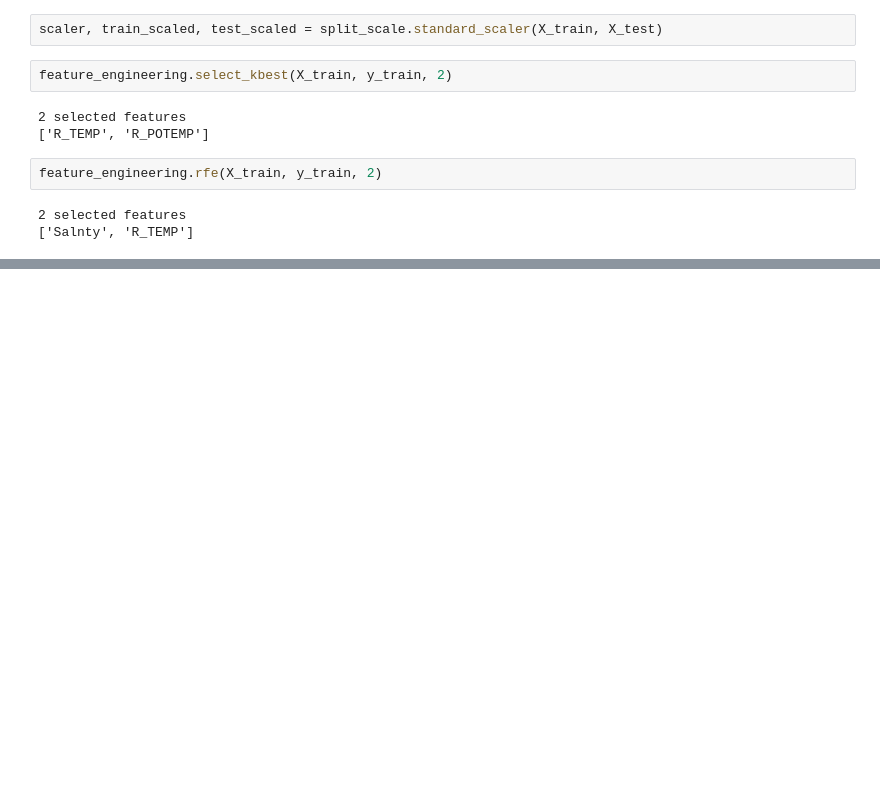
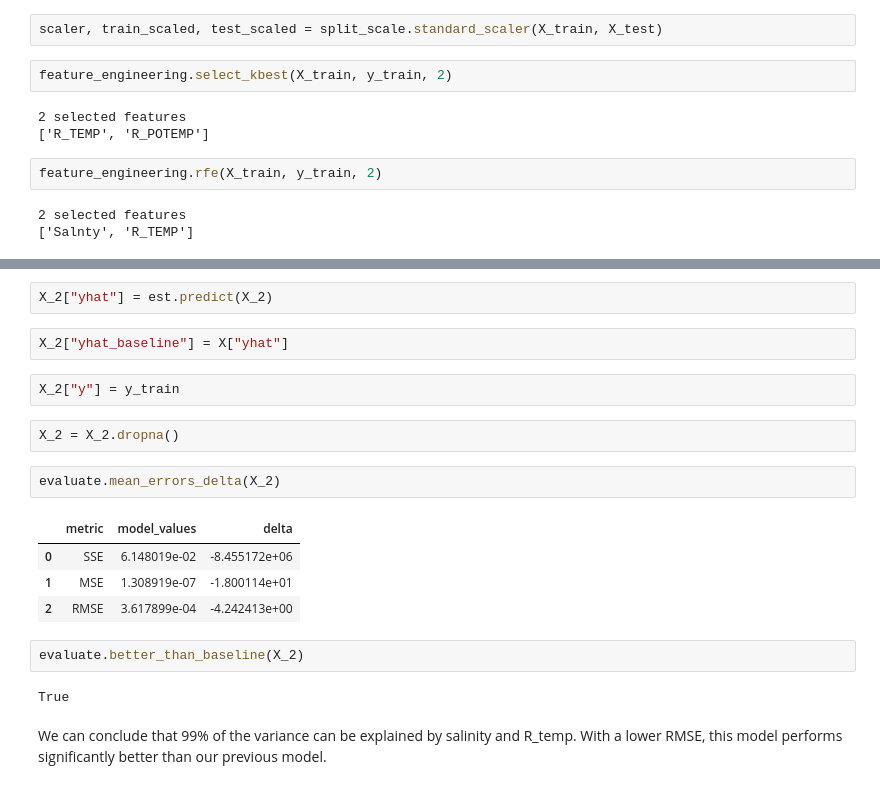
Before and after one commit to guedanie/ds-methodologies-exercises, a Jupyter notebook: regression/linear_regression_practice_oceanographic_data.ipynb, the cells around one changed output, grey strips where cells are left out. Cells and saved outputs as stored; diff of their text form; blank space fills up the shorter version.

```diff
--- a/regression/linear_regression_practice_oceanographic_data.ipynb
+++ b/regression/linear_regression_practice_oceanographic_data.ipynb
@@ -510,0 +457,21 @@ feature_engineering.rfe(X_train, y_train, 2)
+# %%
+X_2["yhat"] = est.predict(X_2)
+# %%
+X_2["yhat_baseline"] = X["yhat"]
+# %%
+X_2["y"] = y_train
+# %%
+X_2 = X_2.dropna()
+# %%
+evaluate.mean_errors_delta(X_2)
+# %% [output]
+|  | metric | model_values | delta |
+| 0 | SSE | 6.148019e-02 | -8.455172e+06 |
+| 1 | MSE | 1.308919e-07 | -1.800114e+01 |
+| 2 | RMSE | 3.617899e-04 | -4.242413e+00 |
+# %%
+evaluate.better_than_baseline(X_2)
+# %% [output]
+True
+# %% [markdown]
+We can conclude that 99% of the variance can be explained by salinity and R_temp. With a lower RMSE, this model performs significantly better than our previous model.
```
Also changed, not shown: parts of 25 cells of this notebook, 2 other files.
